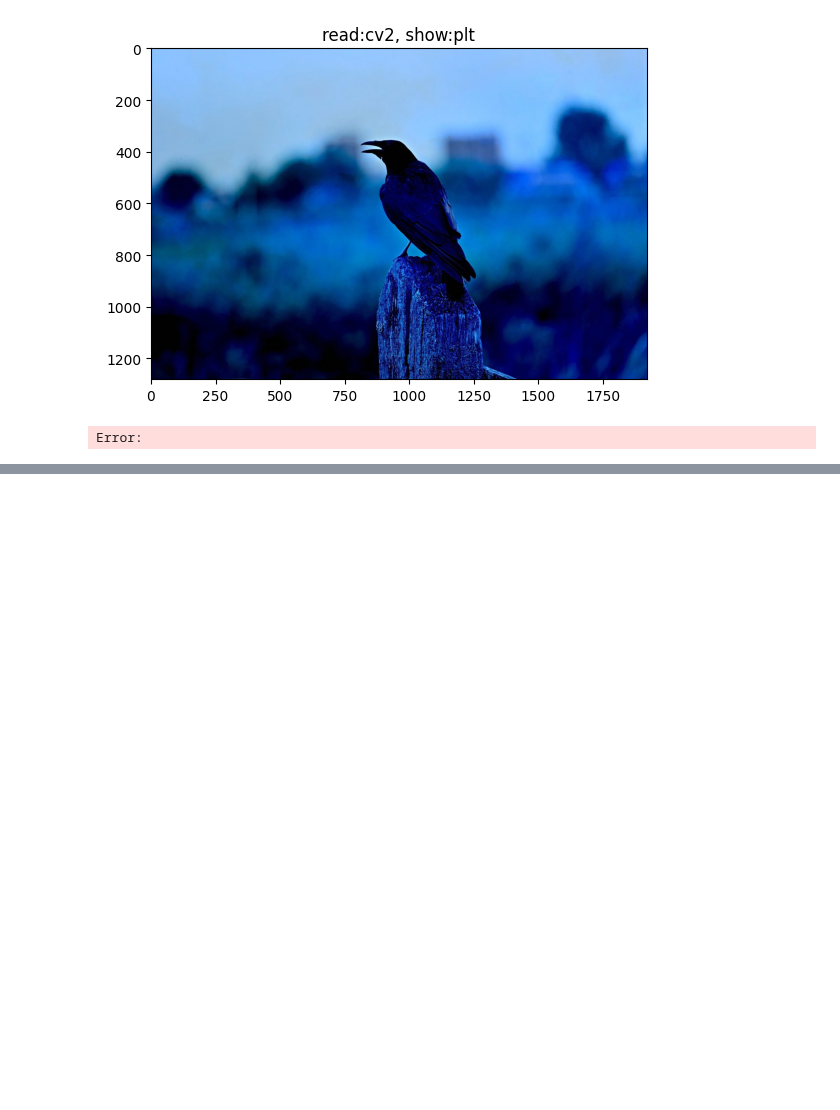
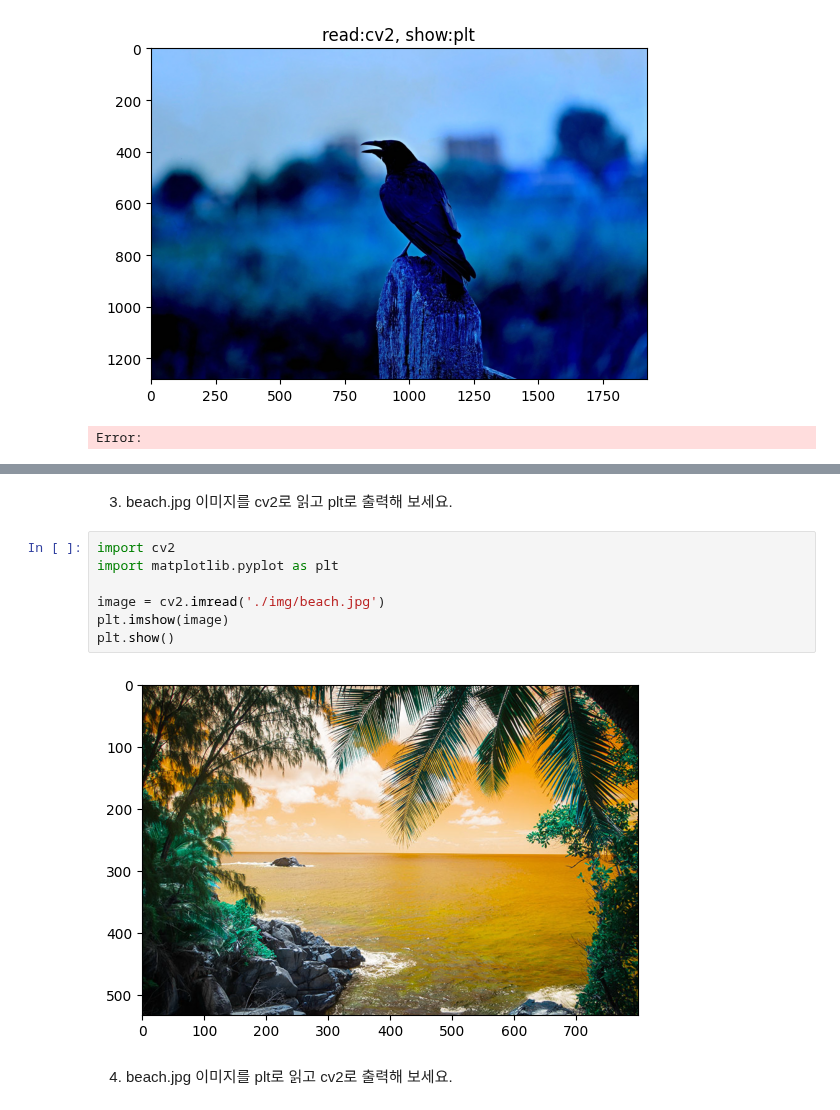
Before and after one commit to hdangdang00/coursework, a Jupyter notebook: IAI2018/week03-image-prosessing-fundamentals-1.ipynb, the cells around one changed output, grey strips where cells are left out. Drawn from its saved outputs; the diff is of its cells as text; blank space fills up the shorter version.

```diff
--- a/IAI2018/week03-image-prosessing-fundamentals-1.ipynb
+++ b/IAI2018/week03-image-prosessing-fundamentals-1.ipynb
@@ -110,0 +150,13 @@ Error:
+# %% [markdown]
+3. beach.jpg 이미지를 cv2로 읽고 plt로 출력해 보세요.
+# %%
+import cv2
+import matplotlib.pyplot as plt
+
+image = cv2.imread('./img/beach.jpg')
+plt.imshow(image)
+plt.show()
+# %% [output]
+[figure, added]
+# %% [markdown]
+4. beach.jpg 이미지를 plt로 읽고 cv2로 출력해 보세요.
```
Also changed, not shown: parts of 6 cells of this notebook, 1 other file.
